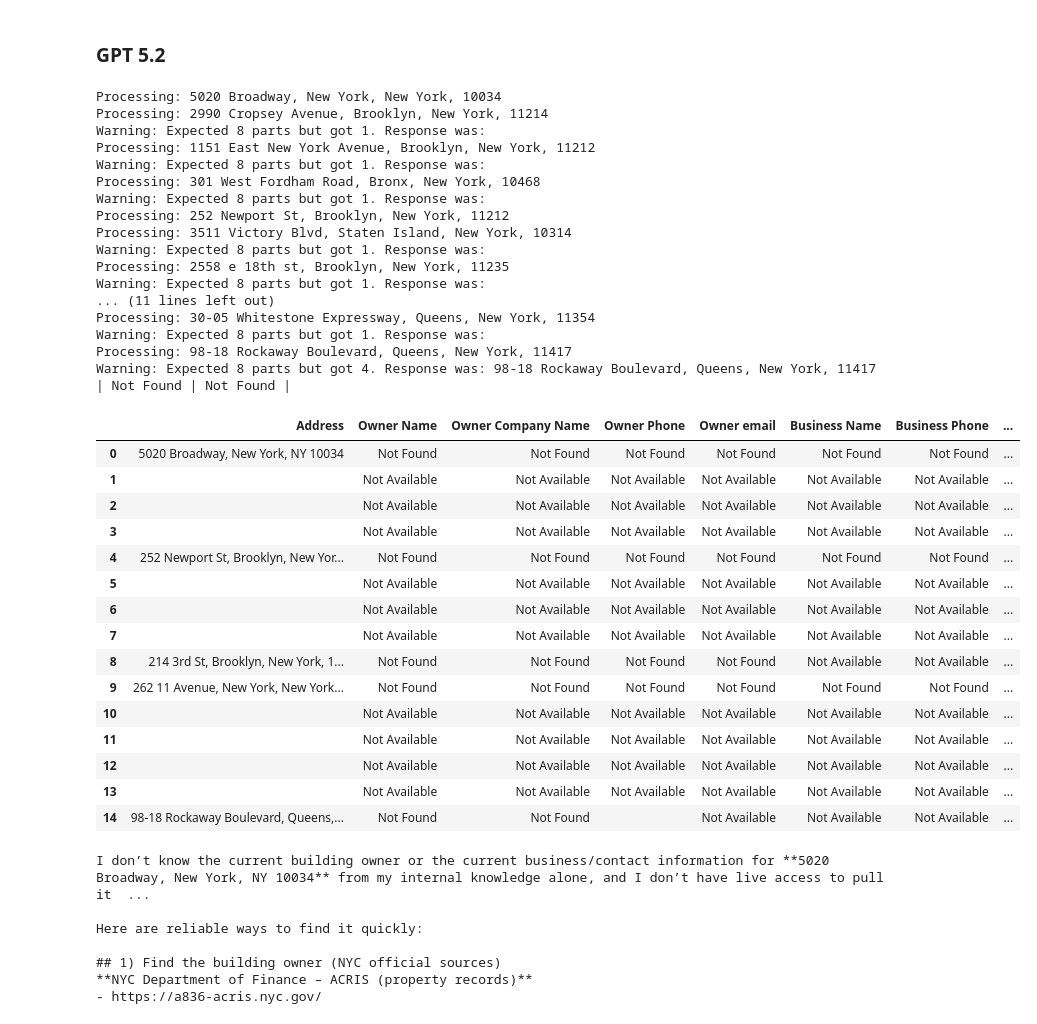
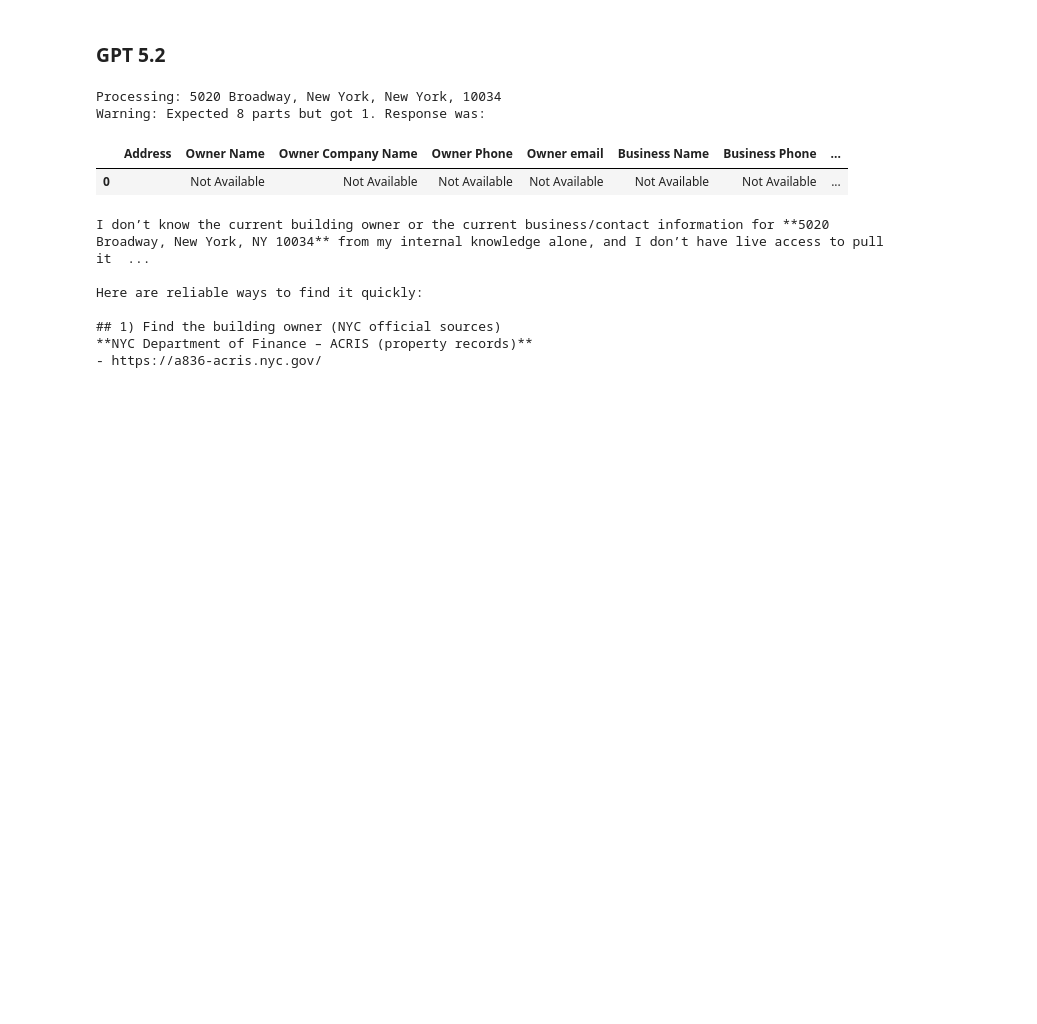
Before and after one commit to charlie-mollin/CPP-Address-Case, a Jupyter notebook: addresses.ipynb, the cells around one changed output. Drawn from its saved outputs; the diff is of its cells as text; code cells hidden in the pictures; blank space fills up the shorter version.

```diff
--- a/addresses.ipynb
+++ b/addresses.ipynb
@@ -319,3 +282,10 @@ b = f"""
+# %%
+addresses_one = [
+    {"address": '"5020 Broadway, New York, New York, 10034"', "property_type": "Self-Storage Facility"},
+    {"address": '"2990 Cropsey Avenue, Brooklyn, New York, 11214"', "property_type": "Self-Storage Facility"},
+    {"address": '"1151 East New York Avenue, Brooklyn, New York, 11212"', "property_type": "Self-Storage Facility"},
+    {"address": '"1507 Coney Island ave, Brooklyn, New York, 11230"', "property_type": "Supermarket / Grocery Store"}
+]
 # %% [markdown]
 ### GPT 4.1
 # %%
@@ -324,6 +294,7 @@ client = OpenAI(api_key=os.getenv('OPENAI_API_KEY'))
 def get_address_info(address: str, property_type: str = None) -> Dict[str, str]:
     response = client.chat.completions.create(
         model="gpt-4.1",
+        tools = [{"type": "web_search"}],
         messages=[
             {
                 "role": "system",
@@ -439,8 +487,9 @@ client = OpenAI(api_key=os.getenv('OPENAI_API_KEY'))
 
 def get_address_info(address: str, property_type: str = None) -> Dict[str, str]:
     response = client.responses.create(
-        model="gpt-5.2",
-        reasoning={"effort": "medium"},  # IMPORTANT for deterministic behavior
+        model="gpt-5",
+        reasoning={"effort": "low"},
+        tools = [{"type": "web_search"}],
         input=[
             {
                 "role": "system",
@@ -514,41 +563,12 @@ def process_addresses(address_data, output_file: str = "address_contacts.csv") -
     df.to_csv(output_file, index=False, encoding='utf-8')
     return df
 # %%
-process_addresses(addresses_short)
+process_addresses(addresses_one)
 # %% [output]
 Processing: 5020 Broadway, New York, New York, 10034
-Processing: 2990 Cropsey Avenue, Brooklyn, New York, 11214
 Warning: Expected 8 parts but got 1. Response was:
-Processing: 1151 East New York Avenue, Brooklyn, New York, 11212
-Warning: Expected 8 parts but got 1. Response was:
-Processing: 301 West Fordham Road, Bronx, New York, 10468
-Warning: Expected 8 parts but got 1. Response was:
-Processing: 252 Newport St, Brooklyn, New York, 11212
-Processing: 3511 Victory Blvd, Staten Island, New York, 10314
-Warning: Expected 8 parts but got 1. Response was:
-Processing: 2558 e 18th st, Brooklyn, New York, 11235
-Warning: Expected 8 parts but got 1. Response was:
-... (11 lines left out)
-Processing: 30-05 Whitestone Expressway, Queens, New York, 11354
-Warning: Expected 8 parts but got 1. Response was:
-Processing: 98-18 Rockaway Boulevard, Queens, New York, 11417
-Warning: Expected 8 parts but got 4. Response was: 98-18 Rockaway Boulevard, Queens, New York, 11417 | Not Found | Not Found |
 |  | Address | Owner Name | Owner Company Name | Owner Phone | Owner email | Business Name | Business Phone | ... |
-| 0 | 5020 Broadway, New York, NY 10034 | Not Found | Not Found | Not Found | Not Found | Not Found | Not Found | ... |
-| 1 |  | Not Available | Not Available | Not Available | Not Available | Not Available | Not Available | ... |
-| 2 |  | Not Available | Not Available | Not Available | Not Available | Not Available | Not Available | ... |
-| 3 |  | Not Available | Not Available | Not Available | Not Available | Not Available | Not Available | ... |
-| 4 | 252 Newport St, Brooklyn, New Yor... | Not Found | Not Found | Not Found | Not Found | Not Found | Not Found | ... |
-| 5 |  | Not Available | Not Available | Not Available | Not Available | Not Available | Not Available | ... |
-| 6 |  | Not Available | Not Available | Not Available | Not Available | Not Available | Not Available | ... |
-| 7 |  | Not Available | Not Available | Not Available | Not Available | Not Available | Not Available | ... |
-| 8 | 214 3rd St, Brooklyn, New York, 1... | Not Found | Not Found | Not Found | Not Found | Not Available | Not Available | ... |
-| 9 | 262 11 Avenue, New York, New York... | Not Found | Not Found | Not Found | Not Found | Not Found | Not Found | ... |
-| 10 |  | Not Available | Not Available | Not Available | Not Available | Not Available | Not Available | ... |
-| 11 |  | Not Available | Not Available | Not Available | Not Available | Not Available | Not Available | ... |
-| 12 |  | Not Available | Not Available | Not Available | Not Available | Not Available | Not Available | ... |
-| 13 |  | Not Available | Not Available | Not Available | Not Available | Not Available | Not Available | ... |
-| 14 | 98-18 Rockaway Boulevard, Queens,... | Not Found | Not Found |  | Not Available | Not Available | Not Available | ... |
+| 0 |  | Not Available | Not Available | Not Available | Not Available | Not Available | Not Available | ... |
 # %%
 # single test
 
```
Also changed, not shown: parts of 6 cells of this notebook, 1 other file.
